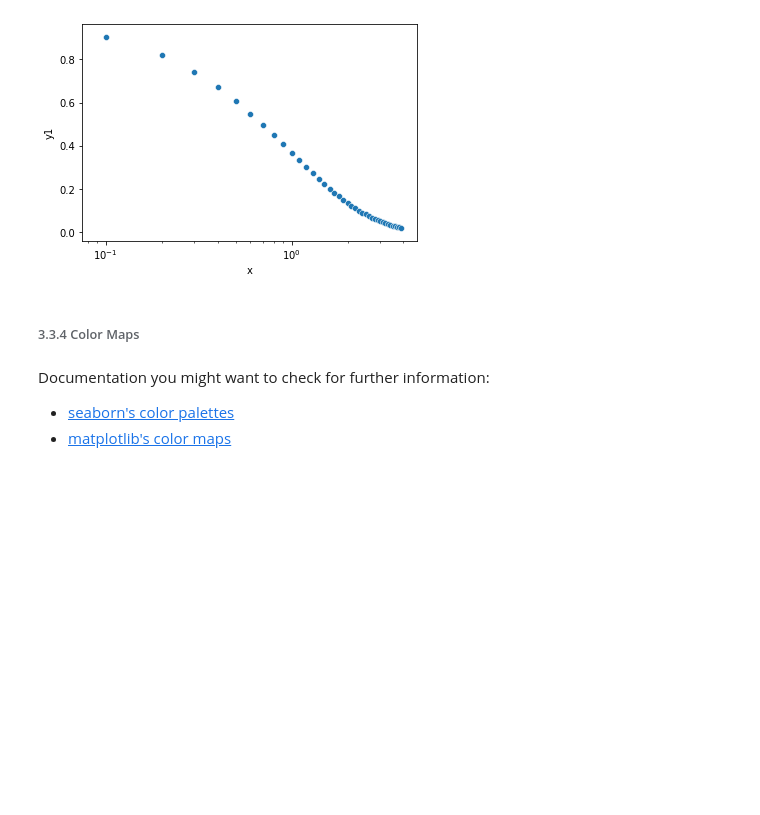
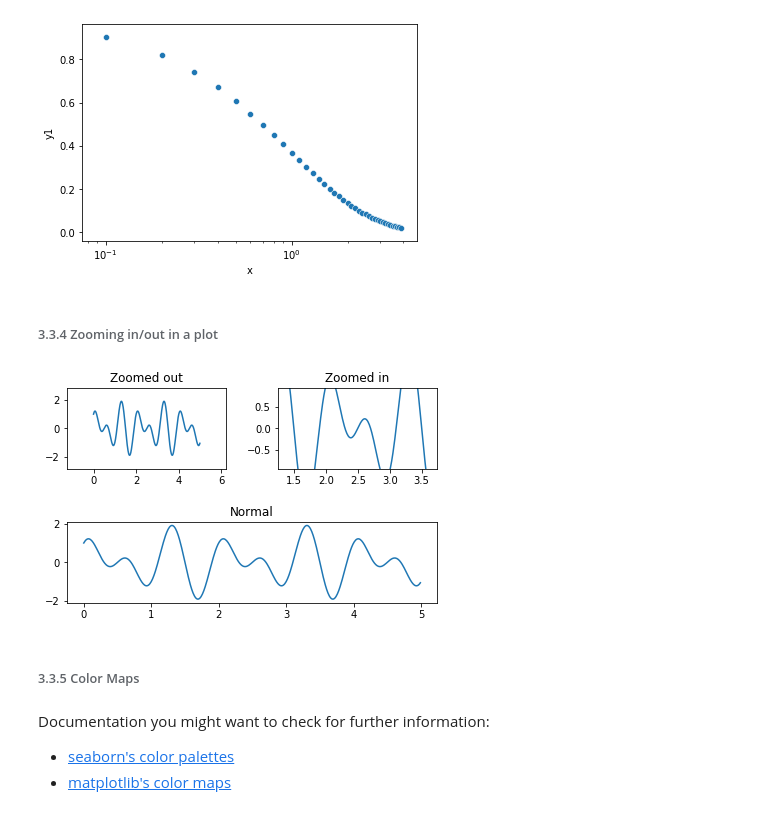
Before and after one commit to fsb-edu/DataVisualizationBook, a Jupyter notebook: DataVis_JB/chapters/matplotlib_manipulations.ipynb, the cells around one changed output. Drawn from its saved outputs; the diff is of its cells as text; code cells hidden in the pictures; blank space fills up the shorter version.

```diff
--- a/DataVis_JB/chapters/matplotlib_manipulations.ipynb
+++ b/DataVis_JB/chapters/matplotlib_manipulations.ipynb
@@ -162,8 +214,35 @@ sns.scatterplot(data=df, x='x', y='y1', ax=ax)
 ax.set_xscale('log');
 # %% [output]
 [figure]
+# %% [markdown]
+###### 3.3.4 Zooming in/out in a plot
+# %%
+#define the function that will be plotted
+def f(x):
+    return np.sin(2*np.pi*x) + np.cos(3*np.pi*x)
+
+x = np.arange(0.0, 5.0, 0.01)
+axis1 = plt.subplot(212)
+axis1.margins() # Default margin is 0.05
+axis1.plot(x, f(x))
+axis1.set_title('Normal')
+
+axis2 = plt.subplot(221)
+axis2.margins(0.25, 0.25) # Zoom out on both coordinates by a factor of 0.25
+axis2.plot(x, f(x))
+axis2.set_title('Zoomed out')
+
+axis3 = plt.subplot(222)
+axis3.margins(-0.25, -0.25)   # Zoom in on both coordinates by a factor of 0.25
+axis3.plot(x, f(x))
+axis3.set_title('Zoomed in')
+
+plt.tight_layout(pad = 2.0)
+plt.show()
+# %% [output]
+[figure, added]
 # %% [markdown]
-###### 3.3.4 Color Maps
+###### 3.3.5 Color Maps
 # %% [markdown]
 Documentation you might want to check for further information:
 - [seaborn's color palettes](https://seaborn.pydata.org/tutorial/color_palettes.html)
```
Also changed, not shown: parts of 11 cells of this notebook, 3 other files.
